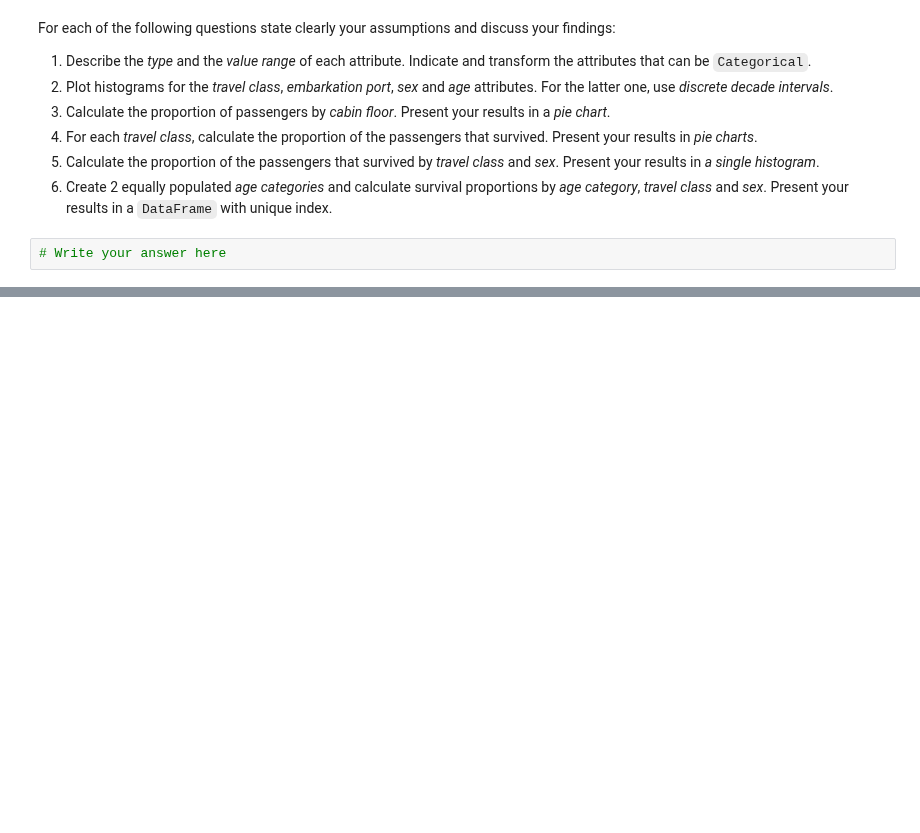
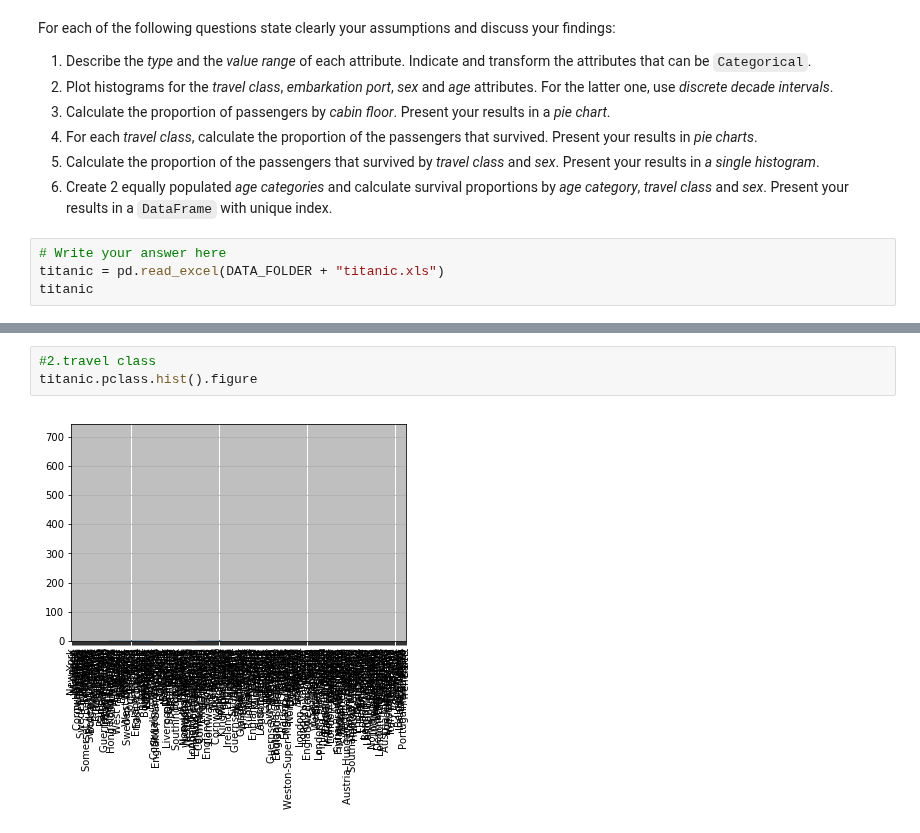
Before and after one commit to matthieuDev/ADA2017, a Jupyter notebook: 01 - Pandas and Data Wrangling/Homework 1.ipynb, the cells around one changed output, grey strips where cells are left out. Saved outputs shown, nothing was run; the diff lists cells and outputs as text; blank space fills up the shorter version.

```diff
--- a/01 - Pandas and Data Wrangling/Homework 1.ipynb
+++ b/01 - Pandas and Data Wrangling/Homework 1.ipynb
@@ -209,3 +244,5 @@ For each of the following questions state clearly your assumptions and discuss y
 6. Create 2 equally populated *age categories* and calculate survival proportions by *age category*, *travel class* and *sex*. Present your results in a `DataFrame` with unique index.
 # %%
 # Write your answer here
+titanic = pd.read_excel(DATA_FOLDER + "titanic.xls")
+titanic
@@ -211,0 +268,5 @@ For each of the following questions state clearly your assumptions and discuss y
+# %%
+#2.travel class
+titanic.pclass.hist().figure
+# %% [output]
+[figure, added]
```
Also changed, not shown: parts of 6 cells of this notebook.
